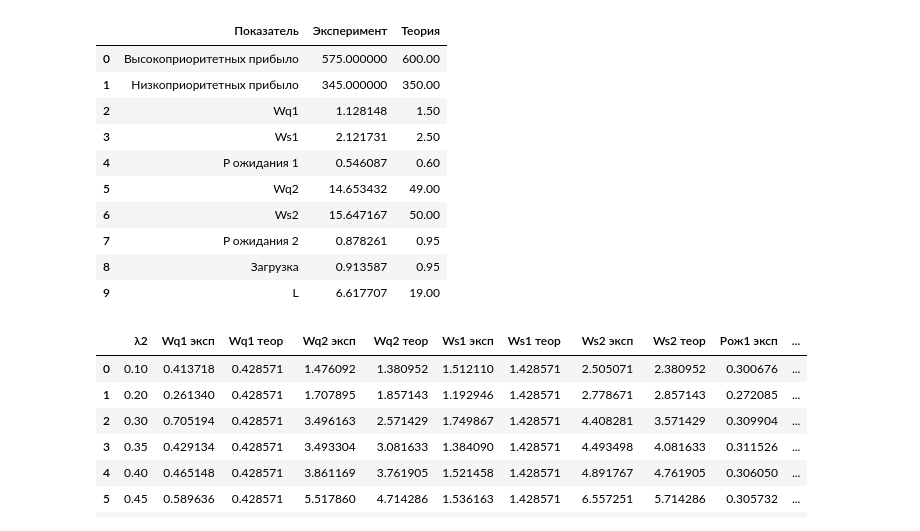
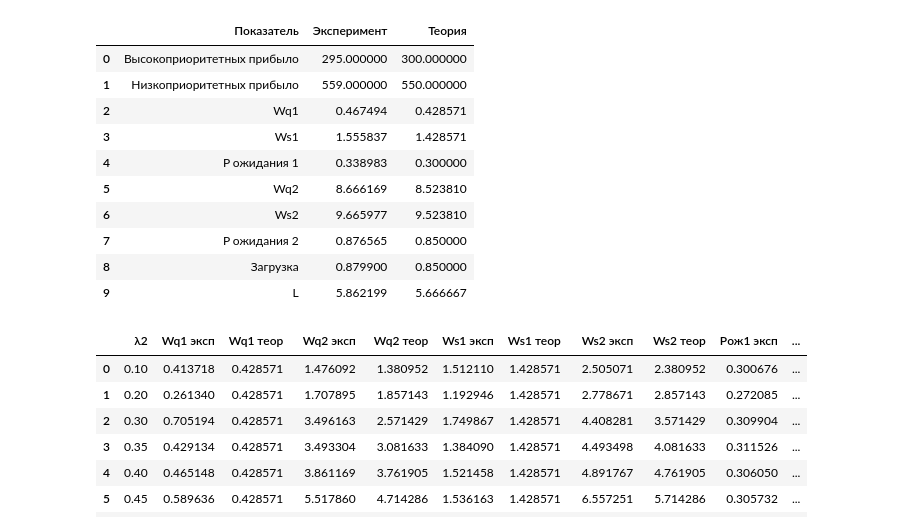
Before and after one commit to kriart/TMO, a Jupyter notebook: lab4.ipynb, the cells around one changed output. Cells and saved outputs as stored; diff of their text form; code cells hidden in the pictures.

```diff
--- a/lab4.ipynb
+++ b/lab4.ipynb
@@ -135,8 +135,8 @@ def simulate_priority_parking(lambda1, lambda2, mu, t_max=1000, seed=42):
         'L': area_n / t_max
     }
 # %%
-lambda1 = 0.6
-lambda2 = 0.35
+lambda1 = 0.3
+lambda2 = 0.55
 mu = 1.0
 t_max = 1000
 
@@ -157,43 +157,43 @@ base_result = pd.DataFrame({
         'L'
     ],
     'Эксперимент': [
         simulation['arrivals_1'],
         simulation['arrivals_2'],
         simulation['Wq1'],
         simulation['Ws1'],
         simulation['Pwait1'],
         simulation['Wq2'],
         simulation['Ws2'],
         simulation['Pwait2'],
         simulation['Load'],
         simulation['L']
     ],
     'Теория': [
         lambda1 * t_max,
         lambda2 * t_max,
         theory['Wq1'],
         theory['Ws1'],
         theory['Pwait1'],
         theory['Wq2'],
         theory['Ws2'],
         theory['Pwait2'],
         theory['Load'],
         theory['L']
     ]
 })
 base_result
 # %% [output]
 |  | Показатель | Эксперимент | Теория |
-| 0 | Высокоприоритетных прибыло | 575.000000 | 600.00 |
-| 1 | Низкоприоритетных прибыло | 345.000000 | 350.00 |
-| 2 | Wq1 | 1.128148 | 1.50 |
-| 3 | Ws1 | 2.121731 | 2.50 |
-| 4 | P ожидания 1 | 0.546087 | 0.60 |
-| 5 | Wq2 | 14.653432 | 49.00 |
-| 6 | Ws2 | 15.647167 | 50.00 |
-| 7 | P ожидания 2 | 0.878261 | 0.95 |
-| 8 | Загрузка | 0.913587 | 0.95 |
-| 9 | L | 6.617707 | 19.00 |
+| 0 | Высокоприоритетных прибыло | 295.000000 | 300.000000 |
+| 1 | Низкоприоритетных прибыло | 559.000000 | 550.000000 |
+| 2 | Wq1 | 0.467494 | 0.428571 |
+| 3 | Ws1 | 1.555837 | 1.428571 |
+| 4 | P ожидания 1 | 0.338983 | 0.300000 |
+| 5 | Wq2 | 8.666169 | 8.523810 |
+| 6 | Ws2 | 9.665977 | 9.523810 |
+| 7 | P ожидания 2 | 0.876565 | 0.850000 |
+| 8 | Загрузка | 0.879900 | 0.850000 |
+| 9 | L | 5.862199 | 5.666667 |
 # %%
 lambda2_values = [0.10, 0.20, 0.30, 0.35, 0.40, 0.45, 0.50, 0.55, 0.60]
 rows = []
```
